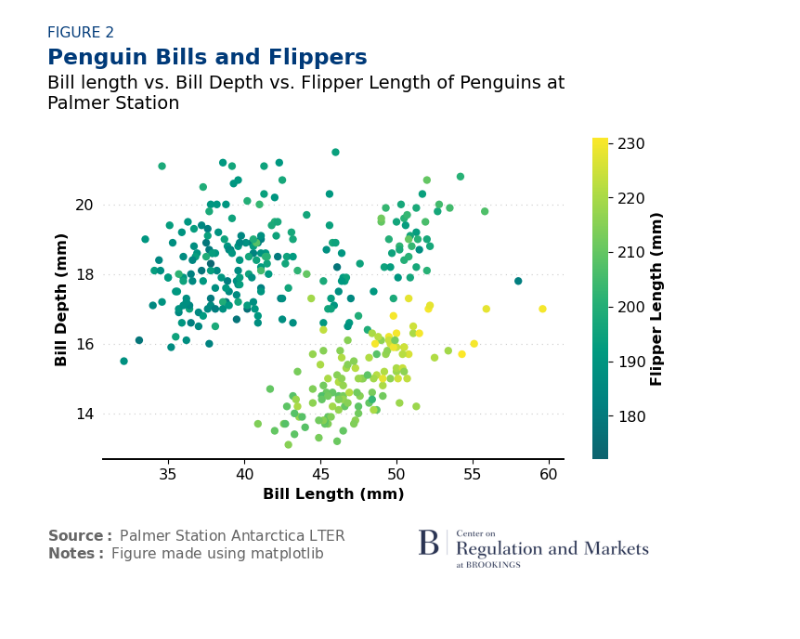
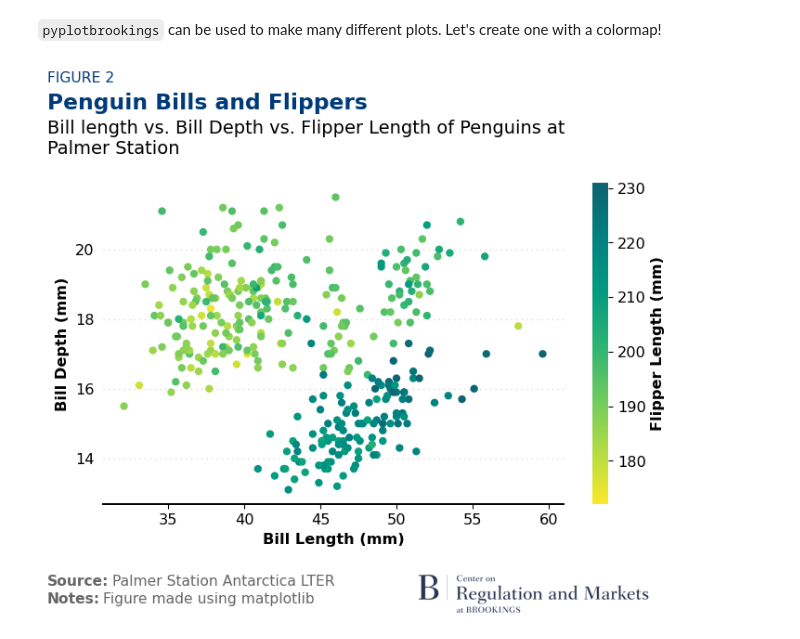
Before and after one commit to Adam-Sedlak-Brookings/pyplotbrookings, a Jupyter notebook: Examples.ipynb, the cells around one changed output. Saved outputs shown, nothing was run; the diff lists cells and outputs as text; code cells hidden in the pictures; blank space fills up the shorter version.

```diff
--- a/Examples.ipynb
+++ b/Examples.ipynb
@@ -11,6 +13,6 @@ penguins = sns.load_dataset("penguins")
 # %%
 # Setting brand colors for current plot
-ppb.set_palette('brand2', reverse=False)
+ppb.set_palette('brand2', reverse=True)
 
 # Plotting histograms
 plt.hist(penguins[penguins['species'] == 'Adelie']['bill_depth_mm'], alpha=0.5, label='Adeline')
@@ -22,7 +24,11 @@ plt.xlabel('Bill Depth (mm)')
 plt.ylabel('Count')
 
 # Adding Brookings titles and logos
-ppb.add_title(title='Penguin Bill Depth', subtitle='Bill Depth in mm of Adelie and Gentoo Penguins at Palmer Station LTER',
-          tag='FIGURE 1A', source='Palmer Station Antarctica LTER', notes='Figure made using matplotlib')
+ppb.add_title(title='Penguin Bill Depth',
+              subtitle='Bill Depth in mm of Adelie and Gentoo Penguins at Palmer Station LTER',
+              tag='FIGURE 1A',
+              source='Palmer Station Antarctica LTER',
+              notes='Figure made using matplotlib')
+# Adding the Hutchins logo
 ppb.add_logo('hc')
 # %% [output]
@@ -30,14 +38,21 @@ ppb.add_logo('hc')
 # %%
-# Creating the same histogram but with seaborn
-ax = sns.histplot(data=penguins, x='bill_depth_mm', hue='species',
-                  palette=ppb.palettes['brand2'], bins=20)
-
+# Reversing data to get the correct z-order ordering of plots
+ax = sns.histplot(data=penguins.iloc[::-1],
+                  x='bill_depth_mm',
+                  hue='species',
+                  # Setting the plot palette to Brookings brand2
+                  palette=ppb.palettes['brand2'],
+                  bins=20)
+# Moving the legend in seaborn to the top
 sns.move_legend(ax, "lower center", bbox_to_anchor=(.5, 1.05), ncol=3, title=None, frameon=False)
 plt.xlabel('Bill Depth (mm)')
 
 # Adding Brookings titles and logos
-ppb.add_title(title='Penguin Bill Depth', subtitle='Bill Depth in mm of Adelie and Gentoo Penguins at Palmer Station LTER',
-              tag='FIGURE 1B', source='Palmer Station Antarctica LTER', notes='Figure made using matplotlib',
+ppb.add_title(title='Penguin Bill Depth',
+              subtitle='Bill Depth in mm of Adelie and Gentoo Penguins at Palmer Station LTER',
+              tag='FIGURE 1B',
+              source='Palmer Station Antarctica LTER',
+              notes='Figure made using matplotlib',
               title_pad=2)
 ppb.add_logo('hc')
 # %% [output]
@@ -45,19 +60,30 @@ ppb.add_logo('hc')
+# %% [markdown]
+`pyplotbrookings` can be used to make many different plots. Let's create one with a colormap!
 # %%
+# Getting the Brookings sequential2 color map
 cmap = ppb.get_cmap('sequential2', reverse=True)
+# Creating a scatter plot
 plt.scatter(data=penguins, x='bill_length_mm', y='bill_depth_mm', c='flipper_length_mm', cmap=cmap)
 
 # Adding matplotlib legend/labels
 plt.xlabel('Bill Length (mm)')
 plt.ylabel('Bill Depth (mm)')
+
 # Adding color bar (as far as I can tell the deprecation warning is a bug in matplotlib)
 cbar = plt.colorbar(cmap=cmap)
 cbar.set_label('Flipper Length (mm)')
 cbar.outline.set_visible(False)
 
 # Adding Brookings titles and logos
-# NOTE: Here our title is too long but ppb will auto parse linefeeds as needed (\n)
-ppb.add_title(title='Penguin Bills and Flippers', subtitle='Bill length vs. Bill Depth vs. Flipper Length of Penguins at\nPalmer Station',
-          tag='FIGURE 2', source='Palmer Station Antarctica LTER', notes='Figure made using matplotlib')
+# NOTE: Here our subtitle is too long but pyplotbrookings
+#       will auto parse linefeeds (\n) in subtitles and add
+#       extra space as needed.
+ppb.add_title(title='Penguin Bills and Flippers',
+              subtitle='Bill length vs. Bill Depth vs. Flipper Length of Penguins at\nPalmer Station',
+              tag='FIGURE 2',
+              source='Palmer Station Antarctica LTER',
+              notes='Figure made using matplotlib')
+# Adding a CRM logo
 ppb.add_logo('crm', scale=0.35, offsets=(-0.1, 0))
 # %% [output]
-[figure, old version]
+[figure, new version]
```
Also changed, not shown: parts of 14 cells of this notebook, 3 other files.
